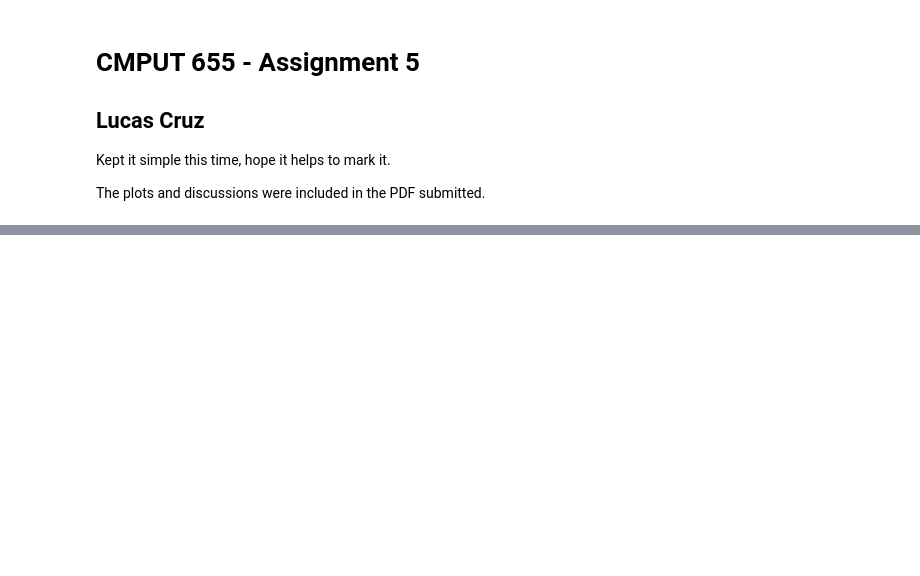
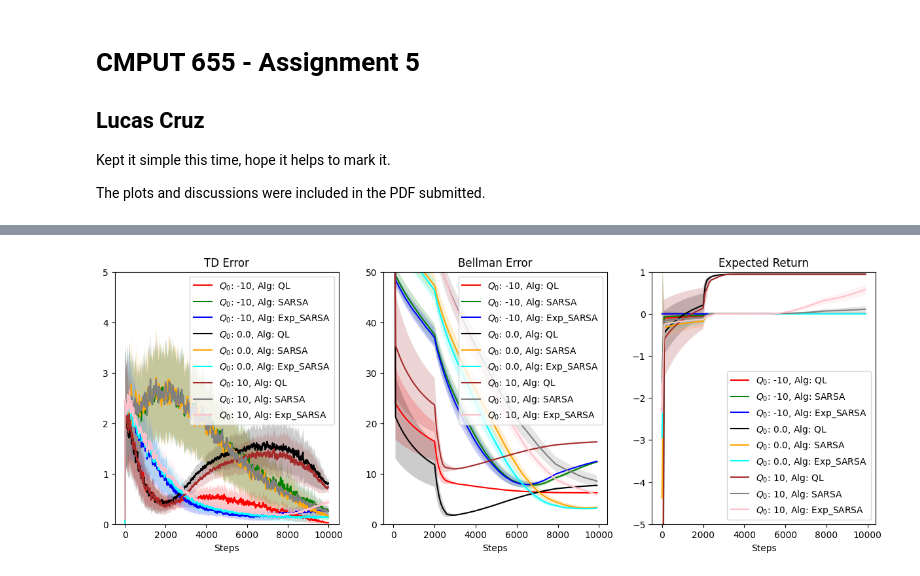
Before and after one commit to cruz-lucas/gym_gridworlds, a Jupyter notebook: assignments/Assignment_5.ipynb, the cells around one changed output, grey strips where cells are left out. Drawn from its saved outputs; the diff is of its cells as text; code cells hidden in the pictures; blank space fills up the shorter version.

```diff
--- a/assignments/Assignment_5.ipynb
+++ b/assignments/Assignment_5.ipynb
@@ -68,6 +70,16 @@ def expected_return(env, Q, gamma, episodes=10):
             t += 1
     return G.mean()
 
+def compute_epsilon_greedy_pi(Q, eps):
+    n_states, n_actions = Q.shape
+    pi = np.ones((n_states, n_actions)) * (eps / n_actions)
+    for s in range(n_states):
+        q_values = Q[s]
+        max_q_value = q_values.max()
+        max_actions = np.argwhere(q_values == max_q_value).flatten()
+        pi[s, max_actions] += (1.0 - eps) / len(max_actions)
+    return pi
+
 def td(env, env_eval, Q, gamma, eps, alpha, max_steps, alg):
     be = []
     exp_ret = []
@@ -82,10 +94,10 @@ def td(env, env_eval, Q, gamma, eps, alpha, max_steps, alg):
 
         if alg == "QL":
             # play one episode
-            while (not done): # the environment handles max horizon
+            while not done and tot_steps < max_steps:
                 a_t = eps_greedy_action(Q, s_t, eps)
                 s_prime, reward, terminated, truncated, info = env.step(a_t)
-                if tot_steps >= max_steps-1: # if we reach the total steps, truncate it
+                if tot_steps >= max_steps - 1:  # if we reach the total steps, truncate it
                     truncated = True
 
                 # Compute the future Q value
@@ -102,9 +114,9 @@ def td(env, env_eval, Q, gamma, eps, alpha, max_steps, alg):
                 eps = max(eps - eps_decay, 0.01)
                 alpha = max(alpha - alpha_decay, 0.001)
 
-                a_star = [eps_greedy_action(Q, s_i, eps=eps) for s_i in range(n_states)]
-                pi_greedy = np.eye(n_states, n_actions)[a_star]
                 if tot_steps % 100 == 0:
+                    a_greedy = [eps_greedy_action(Q, s_i, eps=0) for s_i in range(n_states)]
+                    pi_greedy = np.eye(n_actions)[a_greedy]
                     be.append(np.mean(np.abs(bellman_q(pi_greedy, gamma) - Q)))
                     exp_ret.append(expected_return(env_eval, Q, gamma, episodes=10))
 
@@ -112,17 +124,15 @@ def td(env, env_eval, Q, gamma, eps, alpha, max_steps, alg):
             a_t = eps_greedy_action(Q, s_t, eps)
 
             # play one episode
-            while (not done): # the environment handles max horizon
+            while not done and tot_steps < max_steps:
                 s_prime, reward, terminated, truncated, info = env.step(a_t)
-                if tot_steps >= max_steps-1: # if we reach the total steps, truncate it
+                if tot_steps >= max_steps - 1:
                     truncated = True
 
-                # Compute the future Q value
                 a_prime = eps_greedy_action(Q, s_prime, eps)
                 future_q_value = Q[s_prime, a_prime]
                 temporal_difference = reward + gamma * future_q_value - Q[s_t][a_t]
 
-                # Update Q-values
                 Q[s_t][a_t] += alpha * temporal_difference
                 tde[tot_steps] = np.abs(temporal_difference)
 
@@ -133,14 +143,44 @@ def td(env, env_eval, Q, gamma, eps, alpha, max_steps, alg):
                 eps = max(eps - eps_decay, 0.01)
                 alpha = max(alpha - alpha_decay, 0.001)
 
-                a_star = [eps_greedy_action(Q, s_i, eps=eps) for s_i in range(n_states)]
-                pi_greedy = np.eye(n_states, n_actions)[a_star]
                 if tot_steps % 100 == 0:
-                    be.append(np.mean(np.abs(bellman_q(pi_greedy, gamma) - Q)))
+                    pi = compute_epsilon_greedy_pi(Q, eps)
+                    be.append(np.mean(np.abs(bellman_q(pi, gamma) - Q)))
                     exp_ret.append(expected_return(env_eval, Q, gamma, episodes=10))
 
-        else:
-            pass
+        else:  # Expected SARSA
+            a_t = eps_greedy_action(Q, s_t, eps)
+
+            # play one episode
+            while not done and tot_steps < max_steps:
+                s_prime, reward, terminated, truncated, info = env.step(a_t)
+                if tot_steps >= max_steps - 1:
+                    truncated = True
+
+                q_values = Q[s_prime]
+                max_q_value = q_values.max()
+                max_actions = np.argwhere(q_values == max_q_value).flatten()
+
+                pi = np.ones(n_actions) * (eps / n_actions)
+                pi[max_actions] += (1.0 - eps) / len(max_actions)
+                expected_q_value = np.dot(pi, q_values)
+
+                temporal_difference = reward + gamma * expected_q_value - Q[s_t][a_t]
+
+                Q[s_t][a_t] += alpha * temporal_difference
+                tde[tot_steps] = np.abs(temporal_difference)
+
+                done = terminated or truncated
+                s_t = s_prime
+                a_t = eps_greedy_action(Q, s_t, eps)
+                tot_steps += 1
+                eps = max(eps - eps_decay, 0.01)
+                alpha = max(alpha - alpha_decay, 0.001)
+
+                if tot_steps % 100 == 0:
+                    pi = compute_epsilon_greedy_pi(Q, eps)
+                    be.append(np.mean(np.abs(bellman_q(pi, gamma) - Q)))
+                    exp_ret.append(expected_return(env_eval, Q, gamma, episodes=10))
     return Q, be, tde, exp_ret
 
 # https://stackoverflow.com/a/63458548/754136
@@ -172,10 +212,8 @@ max_steps = 10000
 horizon = 10
 
 init_values = [-10, 0.0, 10]
-# algs = ["QL", "SARSA", "Exp_SARSA"]
-algs = ["QL", "SARSA"]
-# seeds = np.arange(50)
-seeds = np.arange(5)
+algs = ["QL", "SARSA", "Exp_SARSA"]
+seeds = np.arange(50)
 
 results_be = np.zeros((
     len(init_values),
@@ -197,10 +235,6 @@ results_exp_ret = np.zeros((
 ))
 
 fig, axs = plt.subplots(1, 3, figsize=(15,5))
-# plt.ion()
-# plt.show()
-
-reward_noise_std = 0.0  # re-run with 3.0
 
 for ax in axs:
     ax.set_prop_cycle(
@@ -211,7 +245,7 @@ for ax in axs:
 env = gymnasium.make(
     "Gym-Gridworlds/Penalty-3x3-v0",
     max_episode_steps=horizon,
-    reward_noise_std=reward_noise_std,
+    reward_noise_std=0.0,
 )
 
 env_eval = gymnasium.make(
@@ -221,47 +255,45 @@ env_eval = gymnasium.make(
 
 for i, init_value in enumerate(init_values):
     for j, alg in enumerate(algs):
-        for seed in tqdm(seeds):
+        for k, seed in enumerate(tqdm(seeds)):
             np.random.seed(seed)
             Q = np.zeros((n_states, n_actions)) + init_value
             Q, be, tde, exp_ret = td(env, env_eval, Q, gamma, eps, alpha, max_steps, alg)
-            results_be[i, j, seed] = be
-            results_tde[i, j, seed] = tde
-            results_exp_ret[i, j, seed] = exp_ret
-            # print(i, j, seed)
+            results_be[i, j, k] = be
+            results_tde[i, j, k] = tde
+            results_exp_ret[i, j, k] = exp_ret
         label = f"$Q_0$: {init_value}, Alg: {alg}"
         axs[0].set_title("TD Error")
         error_shade_plot(
             axs[0],
             results_tde[i, j],
             stepsize=1,
             smoothing_window=20,
             label=label,
         )
         axs[0].legend()
         axs[0].set_ylim([0, 5])
         axs[1].set_title("Bellman Error")
         error_shade_plot(
             axs[1],
             results_be[i, j],
             stepsize=100,
             smoothing_window=20,
             label=label,
         )
         axs[1].legend()
         axs[1].set_ylim([0, 50])
         axs[2].set_title("Expected Return")
         error_shade_plot(
             axs[2],
             results_exp_ret[i, j],
             stepsize=100,
             smoothing_window=20,
             label=label,
         )
         axs[2].legend()
         axs[2].set_ylim([-5, 1])
-#         plt.draw()
-#         plt.pause(0.001)
 
-# plt.ioff()
 plt.show()
+# %% [output]
+[figure, added]
```
Also changed, not shown: parts of 5 cells of this notebook, 1 other file.
